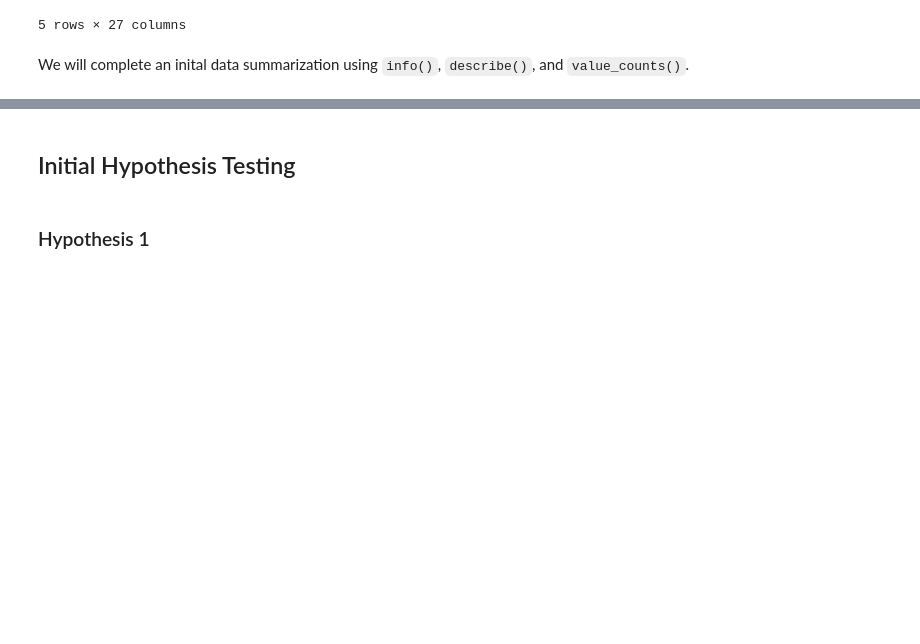
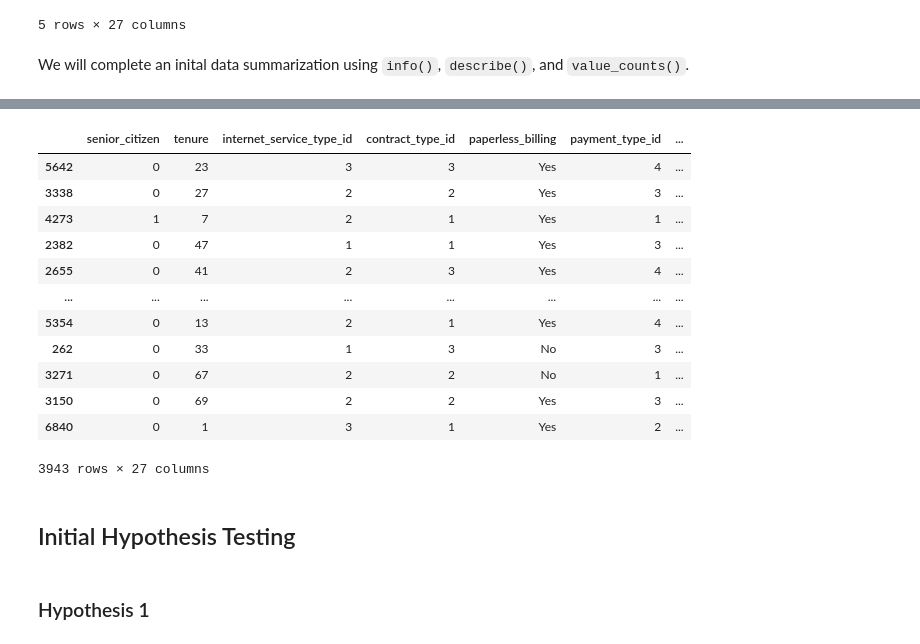
Before and after one commit to malachi-hale/Telco-project, a Jupyter notebook: Project_scratch_work.ipynb, the cells around one changed output, grey strips where cells are left out. Drawn from its saved outputs; the diff is of its cells as text; code cells hidden in the pictures; blank space fills up the shorter version.

```diff
--- a/Project_scratch_work.ipynb
+++ b/Project_scratch_work.ipynb
@@ -177,2 +167,0 @@ We will add in another column, has_churned, so that we can perform statistical t
-# %%
-df['has_churned'] = df['churn'].map({'Yes': 1, 'No': 0})
@@ -301,0 +200,4 @@ print(data_dictionary.to_markdown(index=False))
+# %%
+df["total_charges"] = df.total_charges.replace(" ", "0")
+# %%
+df['total_charges'] = df.total_charges.astype(float)
@@ -302,3 +224,21 @@ print(data_dictionary.to_markdown(index=False))
+# %%
+train, test, validate = prep_telco(df)
+# %%
+train
+# %% [output]
+|  | senior_citizen | tenure | internet_service_type_id | contract_type_id | paperless_billing | payment_type_id | ... |
+| 5642 | 0 | 23 | 3 | 3 | Yes | 4 | ... |
+| 3338 | 0 | 27 | 2 | 2 | Yes | 3 | ... |
+| 4273 | 1 | 7 | 2 | 1 | Yes | 1 | ... |
+| 2382 | 0 | 47 | 1 | 1 | Yes | 3 | ... |
+| 2655 | 0 | 41 | 2 | 3 | Yes | 4 | ... |
+| ... | ... | ... | ... | ... | ... | ... | ... |
+| 5354 | 0 | 13 | 2 | 1 | Yes | 4 | ... |
+| 262 | 0 | 33 | 1 | 3 | No | 3 | ... |
+| 3271 | 0 | 67 | 2 | 2 | No | 1 | ... |
+| 3150 | 0 | 69 | 2 | 2 | Yes | 3 | ... |
+| 6840 | 0 | 1 | 3 | 1 | Yes | 2 | ... |
+3943 rows × 27 columns
 # %% [markdown]
 ## Initial Hypothesis Testing
 # %% [markdown]
```
Also changed, not shown: parts of 29 cells of this notebook, 1 other file.
